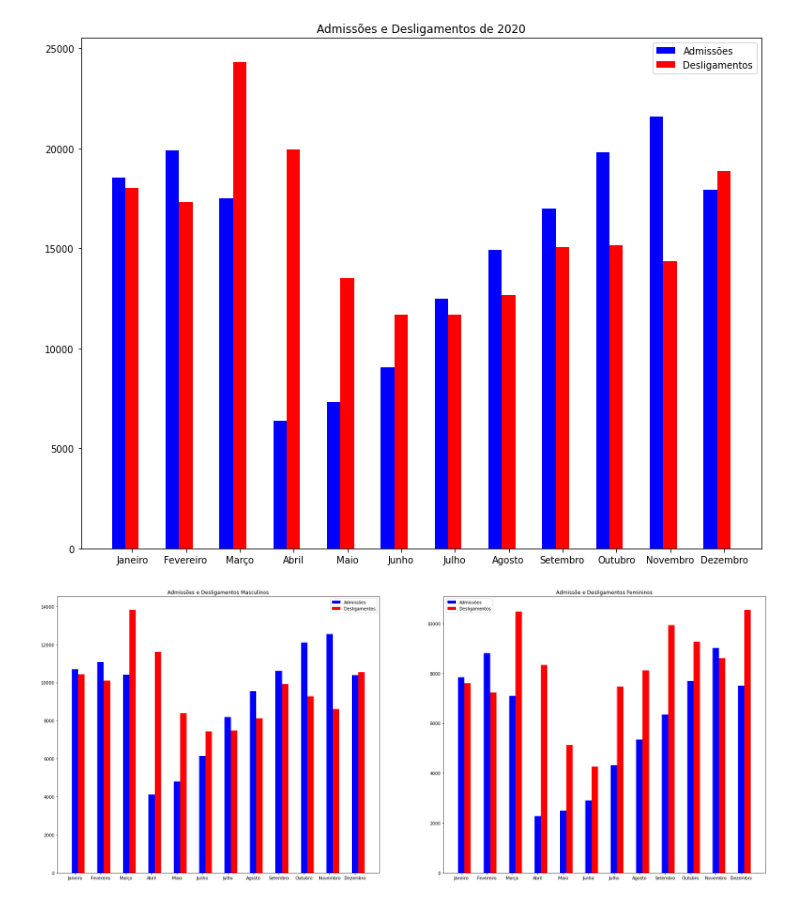
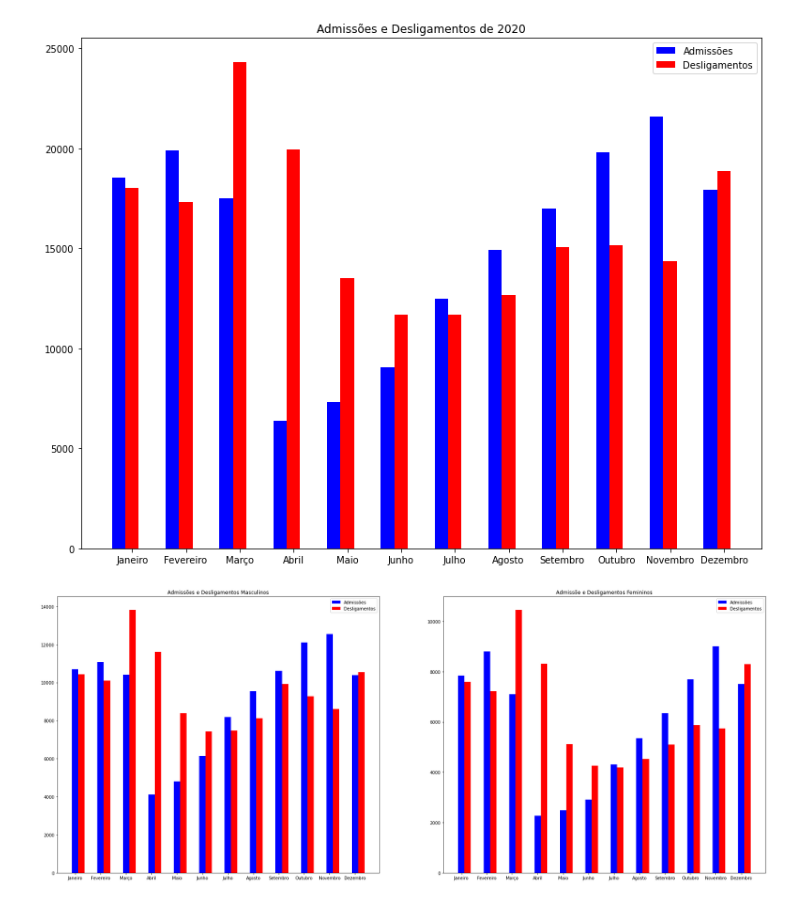
Before and after one commit to MarcospsDonizete/Analise_De_Empregabilidade, a Jupyter notebook: Caged.ipynb, the cells around one changed output. Drawn from its saved outputs; the diff is of its cells as text; code cells hidden in the pictures.

```diff
--- a/Caged.ipynb
+++ b/Caged.ipynb
@@ -4,7 +4,7 @@ import pandas as pd
 import numpy as np
 from matplotlib import pyplot as plt
 
-dic = pd.read_csv("./caged/legenda.txt",delimiter=';', encoding='utf-8')
+dic = pd.read_csv("./Base de Dados/legenda.txt",delimiter=';', encoding='utf-8')
 # %%
 def arrumaDb(db,leg):
     listaNomesDb = []
@@ -122,3 +115,10 @@ deslDez = dez2020.query('tipomovimentação=="Desligamento"')['tipomovimentaçã
+# %%
+mesesDF = [jan2020,fev2020,mar2020,abr2020,mai2020,jun2020,jul2020,ago2020,set2020,out2020,nov2020,dez2020]
+admi=[]
+desl=[]
+for index in range(len(mesesDF)):
+    admi.append(pesquisaQuant(mesesDF[index],"Admissão","tipomovimentação"))
+    desl.append(pesquisaQuant(mesesDF[index],"Desligamento","tipomovimentação"))
 # %%
 fig, (tx1) = plt.subplots(figsize=(13,10))
 meses = ['Janeiro','Fevereiro','Março','Abril','Maio','Junho','Julho','Agosto','Setembro','Outubro','Novembro','Dezembro']
@@ -211,34 +144,35 @@ deslDezM = dez2020.query('tipomovimentação=="Desligamento" and sexo == "Mulher
+# %%
+admiH=[]
+deslH=[]
+admiM=[]
+deslM=[]
+for index in range(len(mesesDF)):
+    admiH.append(pesquisaQuant(mesesDF[index],["Admissão","Homem"],["tipomovimentação","sexo"]))
+    deslH.append(pesquisaQuant(mesesDF[index],["Desligamento","Homem"],["tipomovimentação","sexo"]))
+    admiM.append(pesquisaQuant(mesesDF[index],["Admissão","Mulher"],["tipomovimentação","sexo"]))
+    deslM.append(pesquisaQuant(mesesDF[index],["Desligamento","Mulher"],["tipomovimentação","sexo"]))
 # %%
 fig, (ax1, ax2) = plt.subplots(1, 2, figsize=(30,12))
-
-# Quantidade de Admitidos e Desligados H
-admiH = [admiJanH,admiFevH,admiMarH,admiAbrH,admiMaiH,admiJunH,admiJulH,admiAgoH,admiSetH,admiOutH,admiNovH,admiDezH]
-deslH = [deslJanH,deslFevH,deslMarH,deslAbrH,deslMaiH,deslJunH,deslJulH,deslAgoH,deslSetH,deslOutH,deslNovH,deslDezH]
-
-# Quantidade de Admitidos e Desligamentos M
-admiM = [admiJanM,admiFevM,admiMarM,admiAbrM,admiMaiM,admiJunM,admiJulM,admiAgoM,admiSetM,admiOutM,admiNovM,admiDezM]
-deslM = [deslJanM,deslFevM,deslMarM,deslAbrM,deslMaiM,deslJunM,deslJulH,deslAgoH,deslSetH,deslOutH,deslNovH,deslDezH]
-
 
 # Cria eixo x para x1 e x2 com uma separação de 0.25 entre as barras
 x1H = np.arange(len(admiH))
 x2H = [x + 0.25 for x in x1H]
 x1M = np.arange(len(admiM))
 x2M = [x + 0.25 for x in x1M]
 
 # Plota as barras
 ax1.bar(meses, admiH, width=0.25, label = 'Admissões', color = 'blue')
 ax1.bar(x2H, deslH, width=0.25, label = 'Desligamentos', color = 'red')
 
 ax2.bar(meses, admiM, width=0.25, label = 'Admissões', color = 'blue')
 ax2.bar(x2M, deslM, width=0.25, label = 'Desligamentos', color = 'red')
 
 # inseri uma legenda no gráfico
 ax1.legend()
 ax2.legend()
 
 ax1.set(title="Admissões e Desligamentos Masculinos")
 ax2.set(title="Admissõe e Desligamentos Femininos")
 plt.show()
 # %% [output]
-[figure, old version]
+[figure, new version]
```
Also changed, not shown: parts of 7 cells of this notebook, 8 other files.
